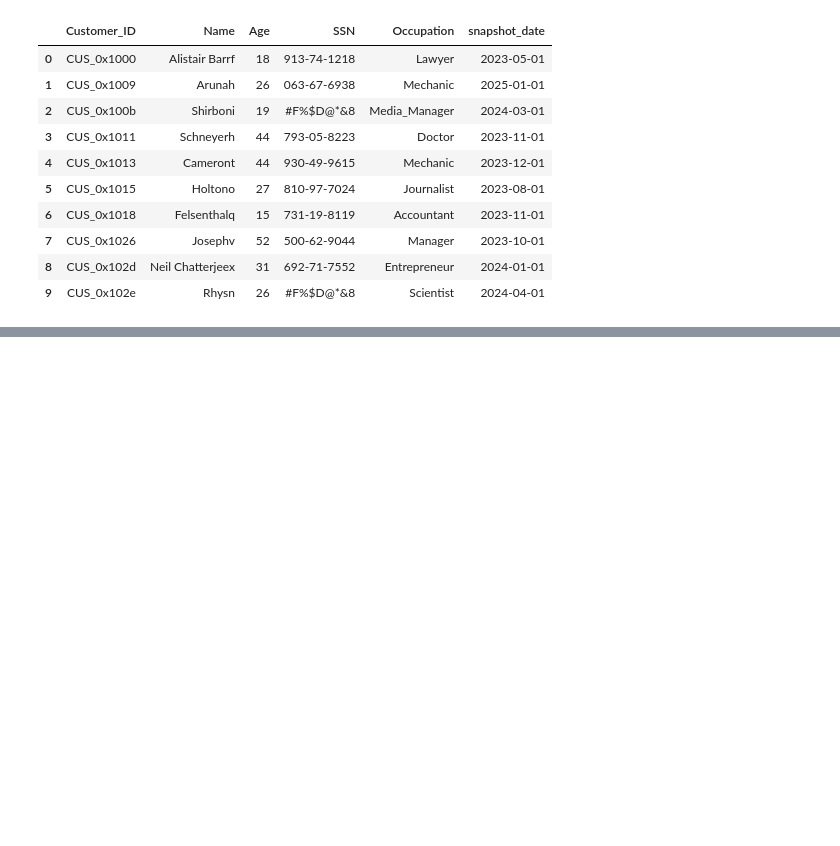
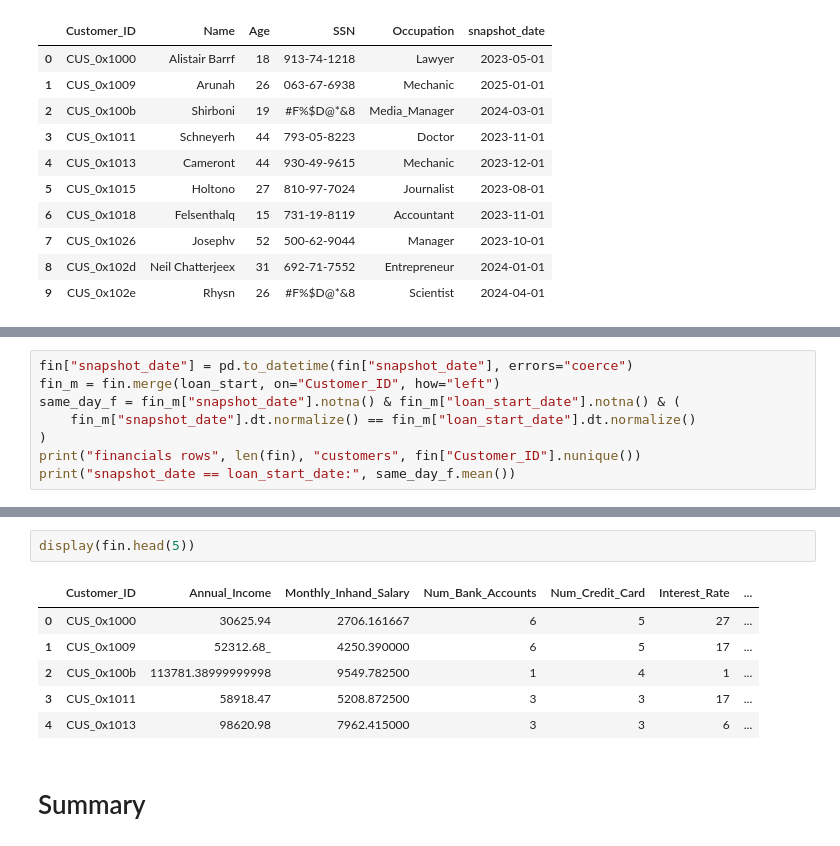
Before and after one commit to ZharlieSineFine/Machine-Learning-Engineering-Data-Pipeline, a Jupyter notebook: eda.ipynb, the cells around one changed output, grey strips where cells are left out. Drawn from its saved outputs; the diff is of its cells as text; blank space fills up the shorter version.

Commit message:
Add new analysis steps in eda.ipynb, including financials inspection and income statistics.

```diff
--- a/eda.ipynb
+++ b/eda.ipynb
@@ -270,0 +273,8 @@ SSN not in correct format: 703 (5.6%)
+# %%
+fin["snapshot_date"] = pd.to_datetime(fin["snapshot_date"], errors="coerce")
+fin_m = fin.merge(loan_start, on="Customer_ID", how="left")
+same_day_f = fin_m["snapshot_date"].notna() & fin_m["loan_start_date"].notna() & (
+    fin_m["snapshot_date"].dt.normalize() == fin_m["loan_start_date"].dt.normalize()
+)
+print("financials rows", len(fin), "customers", fin["Customer_ID"].nunique())
+print("snapshot_date == loan_start_date:", same_day_f.mean())
@@ -270,0 +328,11 @@ SSN not in correct format: 703 (5.6%)
+# %%
+display(fin.head(5))
+# %% [output]
+|  | Customer_ID | Annual_Income | Monthly_Inhand_Salary | Num_Bank_Accounts | Num_Credit_Card | Interest_Rate | ... |
+| 0 | CUS_0x1000 | 30625.94 | 2706.161667 | 6 | 5 | 27 | ... |
+| 1 | CUS_0x1009 | 52312.68_ | 4250.390000 | 6 | 5 | 17 | ... |
+| 2 | CUS_0x100b | 113781.38999999998 | 9549.782500 | 1 | 4 | 1 | ... |
+| 3 | CUS_0x1011 | 58918.47 | 5208.872500 | 3 | 3 | 17 | ... |
+| 4 | CUS_0x1013 | 98620.98 | 7962.415000 | 3 | 3 | 6 | ... |
+# %% [markdown]
+# Summary
```
Also changed, not shown: parts of 8 cells of this notebook.
